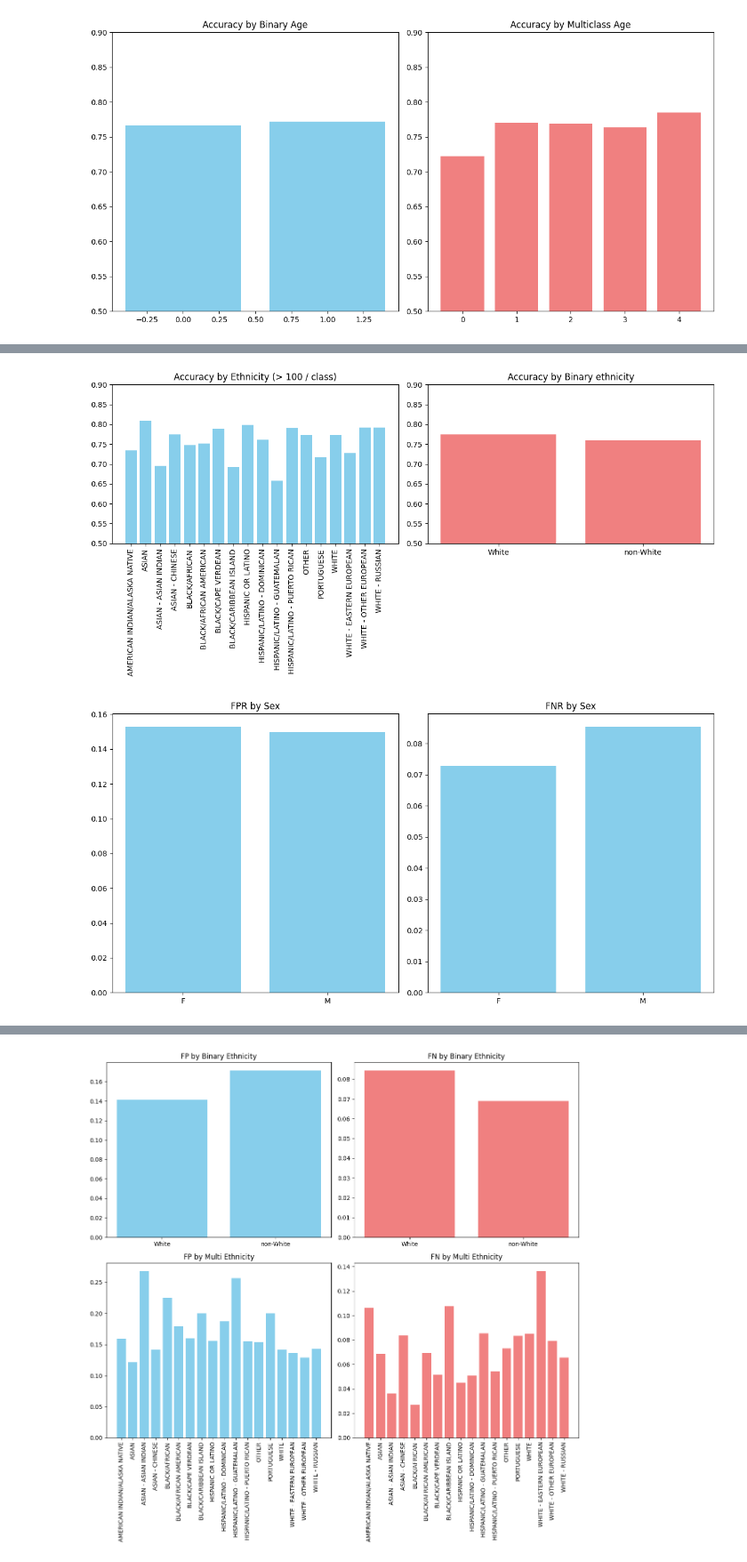
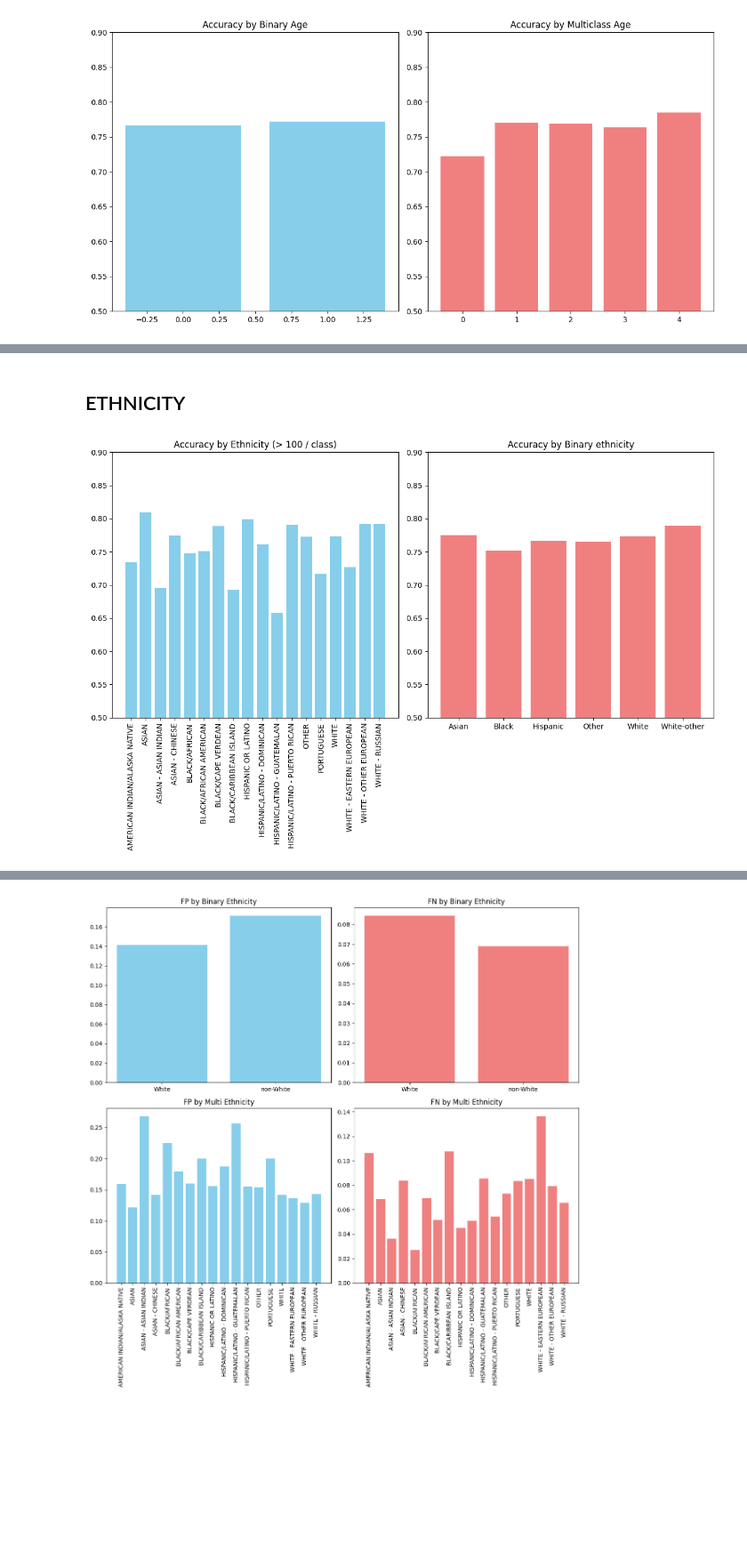
Before and after one commit to anissa218/MEDFAIR_UKBB, a Jupyter notebook: notebooks/results_analysis.ipynb, the cells around one changed output, grey strips where cells are left out. Shown: that part at 89% size. Drawn from its saved outputs; the diff is of its cells as text; code cells hidden in the pictures; blank space fills up the shorter version.

```diff
--- a/notebooks/results_analysis.ipynb
+++ b/notebooks/results_analysis.ipynb
@@ -673,6 +671,3 @@ test_df
 | 30314 | 30314 | /gpfs3/well/papiez/shared/mimic-c... | p15 | 15209552 | 58337039 | 4c7cc152-1d72f639-17a59190-cc6060... | p15209552s58337039 | WHITE - OTHER EUROPEAN | ... |
 | 30315 | 30315 | /gpfs3/well/papiez/shared/mimic-c... | p15 | 15209552 | 53549330 | 13e52d01-20ebe7e6-60ba5b8e-e1bf45... | p15209552s53549330 | WHITE - OTHER EUROPEAN | ... |
 30316 rows × 28 columns
-# %%
-test_df['FN'] = np.where((test_df['binary_label']==1) & (test_df['erm_pred']==0),1,0)
-test_df['FP'] = np.where((test_df['binary_label']==0) & (test_df['erm_pred']==1),1,0)
@@ -686,6 +703,12 @@ False    13776
 dtype: int64
 # %%
 test_df['erm_pred'] = pred_df['pred']
+
+# inverted these because 0 is disease and 1 is no disease (negatiev)
+test_df['FN'] = np.where((test_df['binary_label']==0) & (test_df['erm_pred']==1),1,0)
+test_df['FP'] = np.where((test_df['binary_label']==1) & (test_df['erm_pred']==0),1,0)
+test_df['TN'] = np.where((test_df['binary_label']==1) & (test_df['erm_pred']==1),1,0)
+test_df['TP'] = np.where((test_df['binary_label']==0) & (test_df['erm_pred']==0),1,0)
 # %%
 test_df.columns
 # %% [output]
@@ -699 +723,7 @@ Index(['Unnamed: 0', 'path', 'patient_cat', 'subject_id', 'study_id', 'image',
       dtype='object')
+# %%
+# add procedure information
+ROOT_FOLDER = '/gpfs3/well/papiez/shared/mimic-cxr-jpg/physionet.org/files/mimic-cxr-jpg/2.0.0'
+metadata_path = os.path.join(ROOT_FOLDER, 'mimic-cxr-2.0.0-metadata.csv.gz')
+metadata_df = pd.read_csv(metadata_path)
+test_df= pd.merge(test_df,metadata_df[['subject_id','PerformedProcedureStepDescription']], on='subject_id',how='left')
@@ -699,0 +778,21 @@ Index(['Unnamed: 0', 'path', 'patient_cat', 'subject_id', 'study_id', 'image',
+# %%
+
+df = test_df
+
+def filter_groups(group):
+    return len(group) > 1000 # added higher filter bc quite a lot of other procedures
+
+grouped_age_b = df.groupby('PerformedProcedureStepDescription')
+mask_procedure = grouped_age_b.apply(filter_groups)
+accuracy_age_b = grouped_age_b.apply(lambda group: (group['binary_label'] == group['erm_pred']).mean())[mask_procedure]
+plt.figure(figsize=(12, 6))
+
+plt.subplot(1, 2, 1)
+plt.bar(accuracy_age_b.index, accuracy_age_b, color='skyblue', capsize=5) # yerr=std_dev_ethnicity
+plt.title('Accuracy by Procedure')
+plt.ylim((0.6,0.9))
+plt.xticks(rotation=90)
+
+
+plt.tight_layout()
+plt.show()
@@ -747,3 +993,5 @@ plt.show()
+# %% [markdown]
+## ETHNICITY
 # %%
 # ethnicity:
 
@@ -757,57 +1005,33 @@ mask_ethnicity = grouped_ethnicity.apply(filter_groups)
 accuracy_ethnicity = grouped_ethnicity.apply(lambda group: (group['binary_label'] == group['erm_pred']).mean())[mask_ethnicity]
 std_dev_ethnicity = grouped_ethnicity.apply(lambda group: (group['binary_label'] == group['erm_pred']).std())[mask_ethnicity]
 
 # grouped_ethnicity = df.groupby('Race_multi')
 # accuracy_ethnicity = grouped_ethnicity.apply(lambda group: (group['binary_label'] == group['erm_pred']).mean())
 # std_dev_ethnicity = grouped_ethnicity.apply(lambda group: (group['binary_label'] == group['erm_pred']).std())
 
 
 # Group by age and calculate accuracy
-grouped_age = df.groupby('Race')
+grouped_age = df.groupby('Race_cat')
 accuracy_age = grouped_age.apply(lambda group: (group['binary_label'] == group['erm_pred']).mean())
 std_dev_age = grouped_age.apply(lambda group: (group['binary_label'] == group['erm_pred']).std())
 
-plt.figure(figsize=(12, 6))
+plt.figure(figsize=(12, 8))
 
 plt.subplot(1, 2, 1)
 plt.bar(accuracy_ethnicity.index, accuracy_ethnicity, color='skyblue', capsize=5) # yerr=std_dev_ethnicity
 plt.title('Accuracy by Ethnicity (> 100 / class)')
 
 plt.ylim((0.5,0.9))
 plt.xticks(rotation=90)
 
 plt.subplot(1, 2, 2)
 plt.bar(accuracy_age.index, accuracy_age, color='lightcoral', capsize=5)
 plt.title('Accuracy by Binary ethnicity')
 
 plt.ylim((0.5,0.9))
 
 
 plt.tight_layout()
 plt.show()
 # %% [output]
-[figure, old version]
+[figure, new version]
-# %%
-# sex:
-df = test_df
-
-grouped_age_b = df.groupby('Sex')
-accuracy_age_b = grouped_age_b.apply(lambda group: (group['FP']).mean())
-fn = grouped_age_b.apply(lambda group: (group['FN']).mean())
-
-plt.figure(figsize=(12, 6))
-
-plt.subplot(1, 2, 1)
-plt.bar(accuracy_age_b.index, accuracy_age_b, color='skyblue', capsize=5) # yerr=std_dev_ethnicity
-plt.title('FPR by Sex')
-#plt.ylim((0.5,0.9))
-#plt.xticks(rotation=90)
-
-plt.subplot(1, 2, 2)
-plt.bar(accuracy_age_b.index, fn, color='skyblue', capsize=5) # yerr=std_dev_ethnicity
-plt.title('FNR by Sex')
-
-plt.tight_layout()
-plt.show()
-# %% [output]
-[figure, removed]
```
Also changed, not shown: parts of 29 cells of this notebook, 4 other files.
